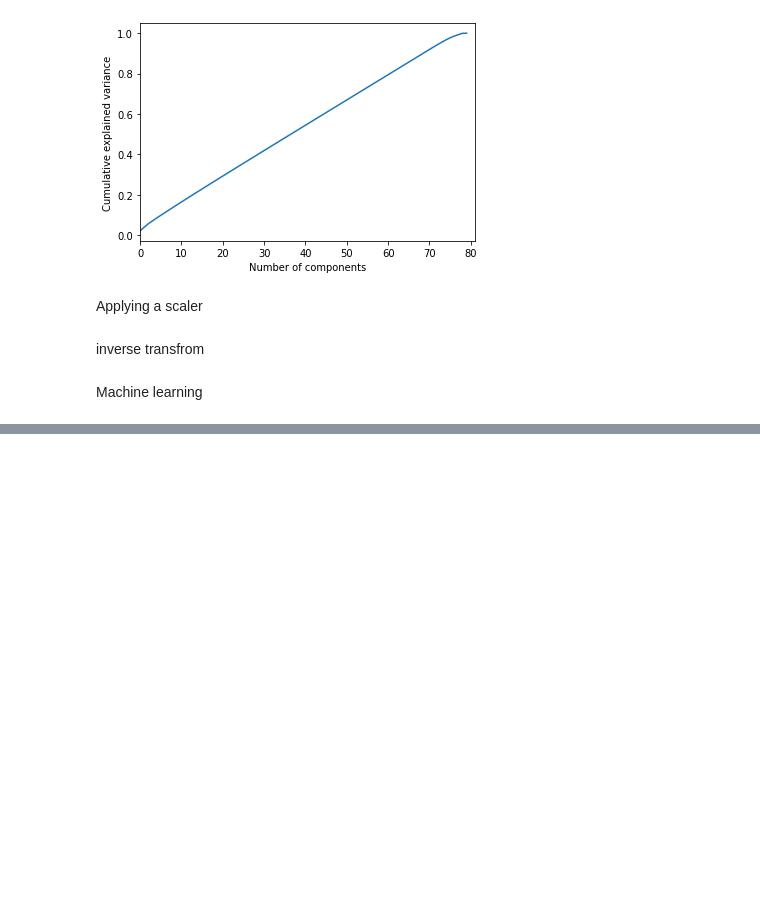
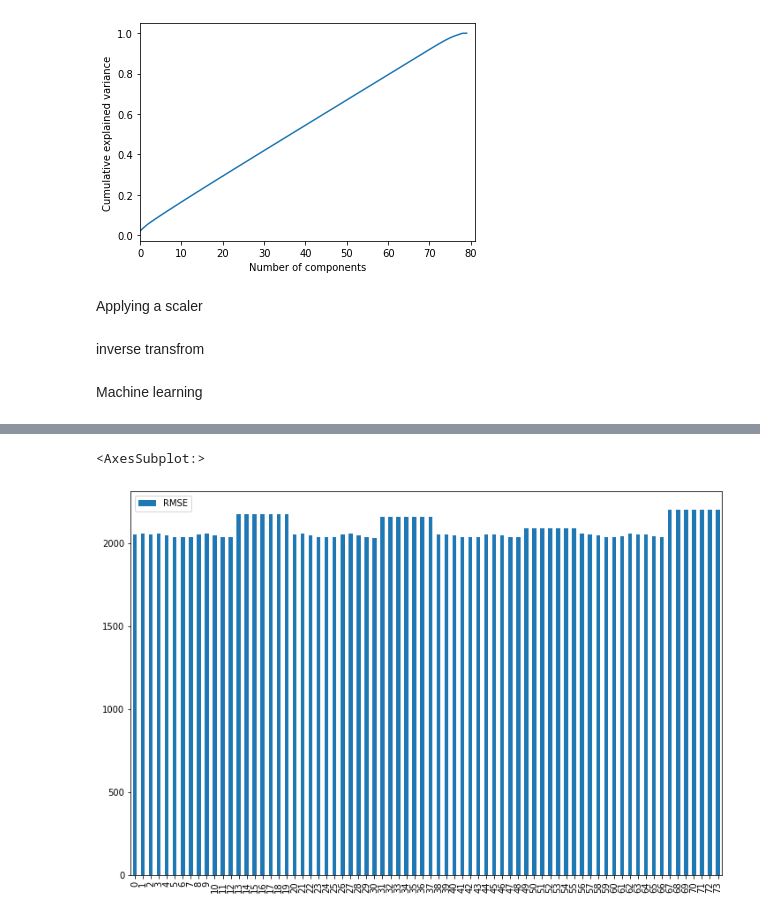
Before and after one commit to khalid23/DoorDash, a Jupyter notebook: DoorDash.ipynb, the cells around one changed output, grey strips where cells are left out. Drawn from its saved outputs; the diff is of its cells as text; code cells hidden in the pictures; blank space fills up the shorter version.

```diff
--- a/DoorDash.ipynb
+++ b/DoorDash.ipynb
@@ -712,0 +745,25 @@ from sklearn import linear_model
+# %%
+for feature_set_name in feature_sets.keys():
+    feature_set = feature_sets[feature_set_name]
+    for scaler_name in scalers.keys():
+        print(f"-----scaled with {scaler_name}-------- included columns are {feature_set_name}")
+        print("")
+        for model_name in regression_models.keys():
+            if scaler_name == "NotScale":
+                X = train_df[feature_set]
+                y = train_df["total_delivery_time"]
+                X_train, X_test, y_train, y_test = train_test_split(X, y, test_size=0.2, random_state=42)
+                make_regression(X_train, y_train, X_test, y_test, regression_models[model_name], model_name, verbose=True)
+
+            else:
+
+                X_scaled, y_scaled, X_scaler, y_scaler = scale(scalers[scaler_name], X[feature_set], y)
+                X_train_scaled, X_test_scaled, y_train_scaled, y_test_scaled = train_test_split(
+                    X_scaled, y_scaled, test_size=0.2, random_state=42)
+                _, y_predict_scaled, _, _ = make_regression(X_train_scaled, y_train_scaled[:,0], X_test_scaled, y_test_scaled[:,0], regression_models[model_name], model_name, verbose=False)
+                rmse_error, y_predict = rmse_with_inv_transform(y_scaler, y_test, y_predict_scaled, model_name)
+
+            pred_dict["regression_model"].append(model_name)
+            pred_dict["feature_set"].append(feature_set_name)
+            pred_dict["scaler_name"].append(scaler_name)
+            pred_dict["RMSE"].append(rmse_error)
@@ -712,0 +839,3 @@ from sklearn import linear_model
+# %%
+pred_df = pd.DataFrame(pred_dict)
+pred_df
@@ -712,0 +856,5 @@ from sklearn import linear_model
+# %%
+pred_df.plot(kind='bar', figsize=(12,8))
+# %% [output]
+<AxesSubplot:>
+[figure, added]
```
Also changed, not shown: parts of 3 cells of this notebook.
